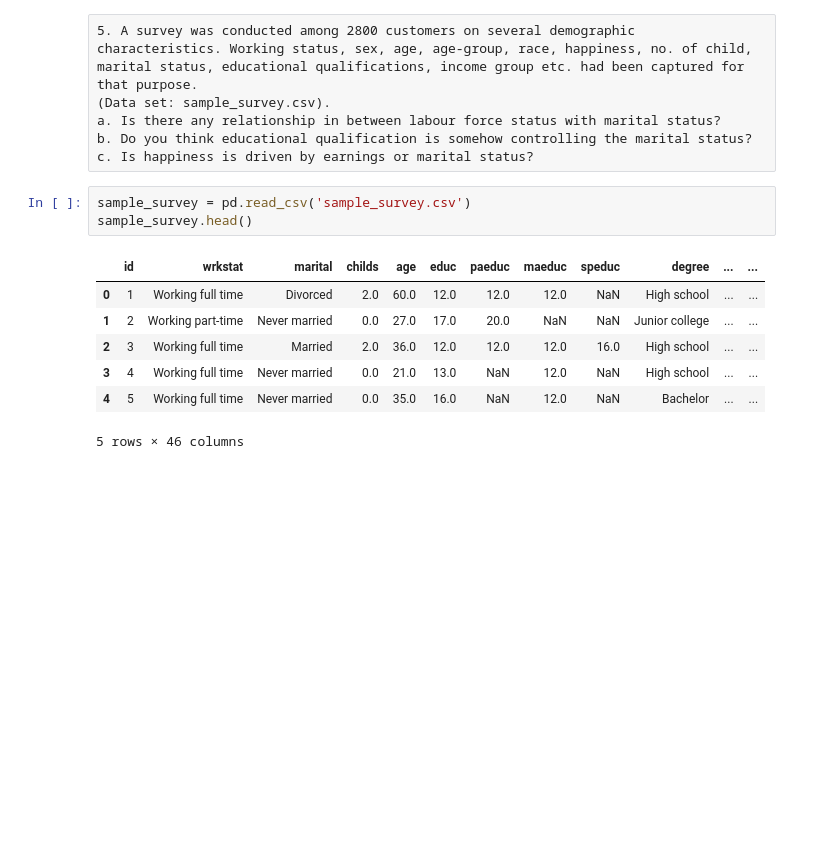
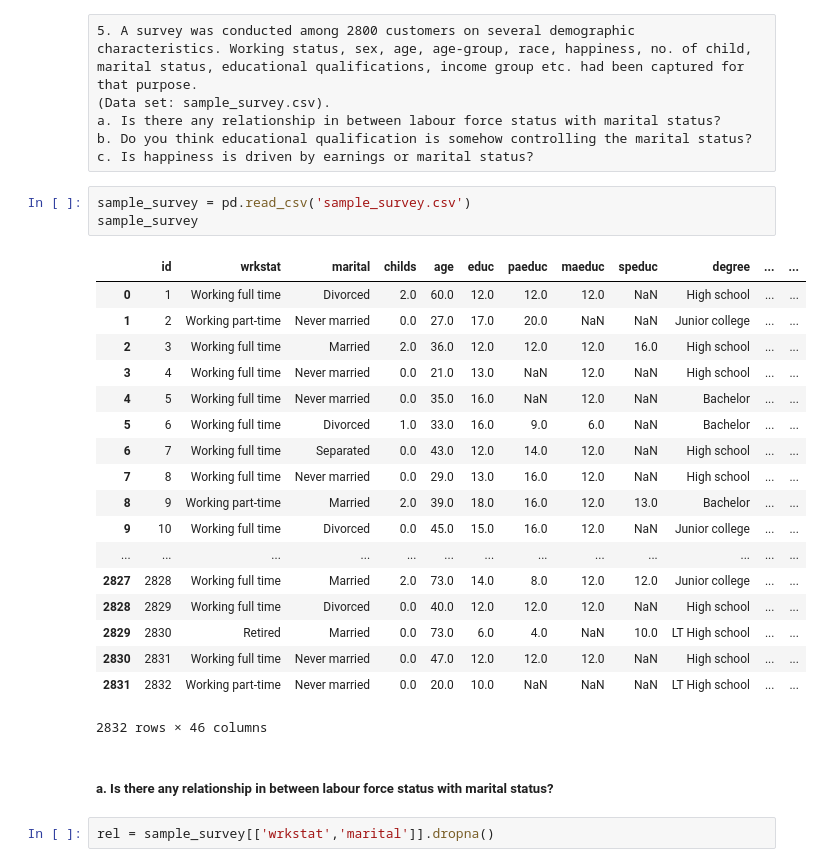
Before and after one commit to sandeep-a-pradhan/Python_DataScience, a Jupyter notebook: sandeep.a.pradhan@outlook.com-Statistical Methods Assignment.ipynb, the cells around one changed output. Cells and saved outputs as stored; diff of their text form; blank space fills up the shorter version.

```diff
--- a/sandeep.a.pradhan@outlook.com-Statistical Methods Assignment.ipynb
+++ b/sandeep.a.pradhan@outlook.com-Statistical Methods Assignment.ipynb
@@ -173,12 +196,27 @@ a. Is there any relationship in between labour force status with marital status?
 b. Do you think educational qualification is somehow controlling the marital status?  c. Is happiness is driven by earnings or marital status?
 # %%
 sample_survey = pd.read_csv('sample_survey.csv')
-sample_survey.head()
+sample_survey
 # %% [output]
 |  | id | wrkstat | marital | childs | age | educ | paeduc | maeduc | speduc | degree | ... | ... |
 | 0 | 1 | Working full time | Divorced | 2.0 | 60.0 | 12.0 | 12.0 | 12.0 | NaN | High school | ... | ... |
 | 1 | 2 | Working part-time | Never married | 0.0 | 27.0 | 17.0 | 20.0 | NaN | NaN | Junior college | ... | ... |
 | 2 | 3 | Working full time | Married | 2.0 | 36.0 | 12.0 | 12.0 | 12.0 | 16.0 | High school | ... | ... |
 | 3 | 4 | Working full time | Never married | 0.0 | 21.0 | 13.0 | NaN | 12.0 | NaN | High school | ... | ... |
 | 4 | 5 | Working full time | Never married | 0.0 | 35.0 | 16.0 | NaN | 12.0 | NaN | Bachelor | ... | ... |
+| 5 | 6 | Working full time | Divorced | 1.0 | 33.0 | 16.0 | 9.0 | 6.0 | NaN | Bachelor | ... | ... |
+| 6 | 7 | Working full time | Separated | 0.0 | 43.0 | 12.0 | 14.0 | 12.0 | NaN | High school | ... | ... |
+| 7 | 8 | Working full time | Never married | 0.0 | 29.0 | 13.0 | 16.0 | 12.0 | NaN | High school | ... | ... |
+| 8 | 9 | Working part-time | Married | 2.0 | 39.0 | 18.0 | 16.0 | 12.0 | 13.0 | Bachelor | ... | ... |
+| 9 | 10 | Working full time | Divorced | 0.0 | 45.0 | 15.0 | 16.0 | 12.0 | NaN | Junior college | ... | ... |
+| ... | ... | ... | ... | ... | ... | ... | ... | ... | ... | ... | ... | ... |
+| 2827 | 2828 | Working full time | Married | 2.0 | 73.0 | 14.0 | 8.0 | 12.0 | 12.0 | Junior college | ... | ... |
+| 2828 | 2829 | Working full time | Divorced | 0.0 | 40.0 | 12.0 | 12.0 | 12.0 | NaN | High school | ... | ... |
+| 2829 | 2830 | Retired | Married | 0.0 | 73.0 | 6.0 | 4.0 | NaN | 10.0 | LT High school | ... | ... |
+| 2830 | 2831 | Working full time | Never married | 0.0 | 47.0 | 12.0 | 12.0 | 12.0 | NaN | High school | ... | ... |
+| 2831 | 2832 | Working part-time | Never married | 0.0 | 20.0 | 10.0 | NaN | NaN | NaN | LT High school | ... | ... |
-5 rows × 46 columns
+2832 rows × 46 columns
+# %% [markdown]
+##### a. Is there any relationship in between labour force status with marital status?
+# %%
+rel = sample_survey[['wrkstat','marital']].dropna()
```
Also changed, not shown: parts of 10 cells of this notebook.
